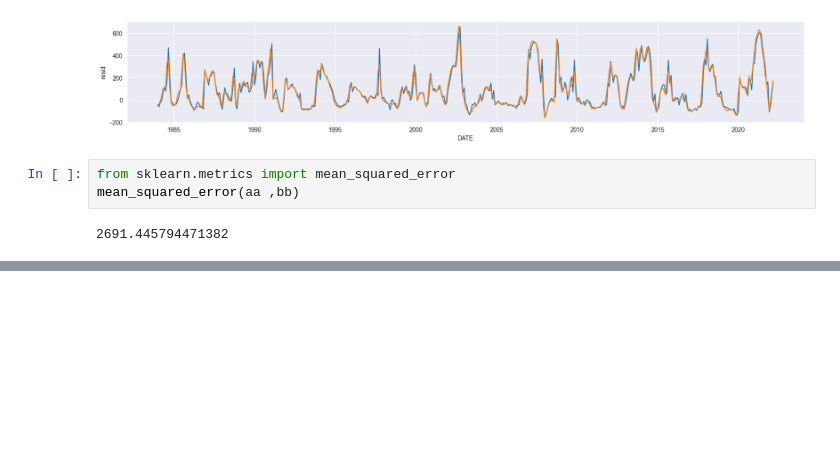
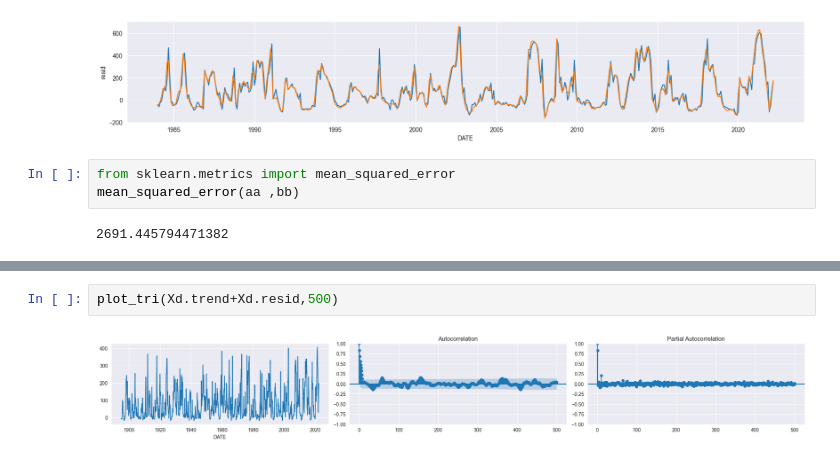
Before and after one commit to Menamot/SY09_Project, a Jupyter notebook: code/Week2.ipynb, the cells around one changed output, grey strips where cells are left out. Cells and saved outputs as stored; diff of their text form; blank space fills up the shorter version.

```diff
--- a/code/Week2.ipynb
+++ b/code/Week2.ipynb
@@ -192,0 +191,4 @@ mean_squared_error(aa ,bb)
+# %%
+plot_tri(Xd.trend+Xd.resid,500)
+# %% [output]
+[figure, added]
```
Also changed, not shown: parts of 7 cells of this notebook.
